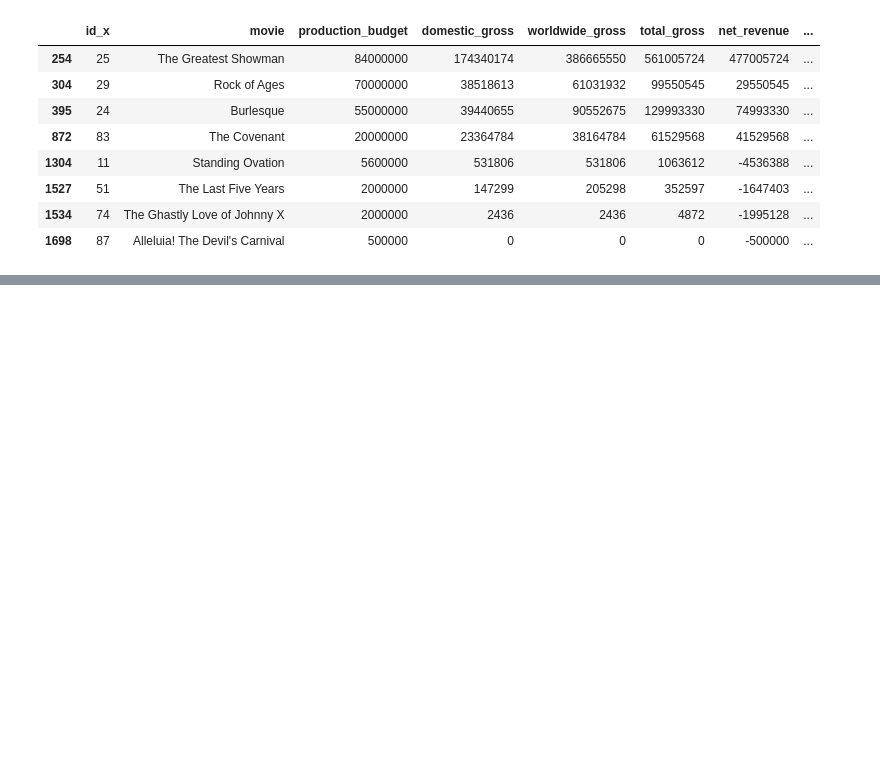
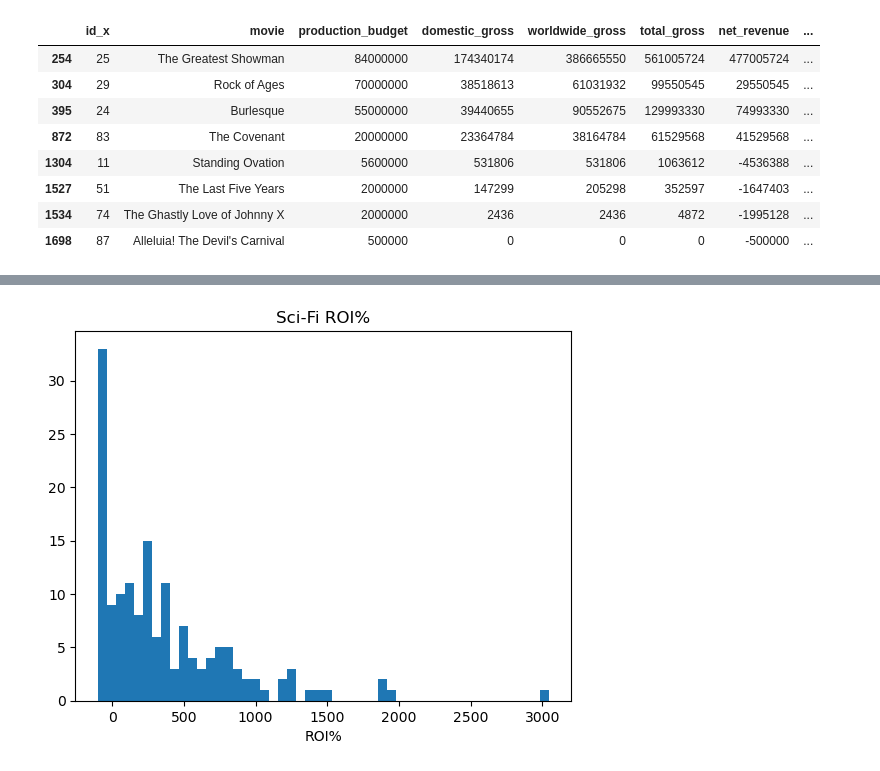
Before and after one commit to basstraining/film_data_analysis, a Jupyter notebook: Notebooks/genre_roi_comp.ipynb, the cells around one changed output, grey strips where cells are left out. Cells and saved outputs as stored; diff of their text form; code cells hidden in the pictures; blank space fills up the shorter version.

```diff
--- a/Notebooks/genre_roi_comp.ipynb
+++ b/Notebooks/genre_roi_comp.ipynb
@@ -95,0 +121,8 @@ musical_df
+# %%
+plt.hist(scifi_df['ROI%'], bins=50)
+plt.xlabel('ROI%')
+plt.title('Sci-Fi ROI%')
+
+plt.show()
+# %% [output]
+[figure, added]
```
Also changed, not shown: parts of 7 cells of this notebook.
